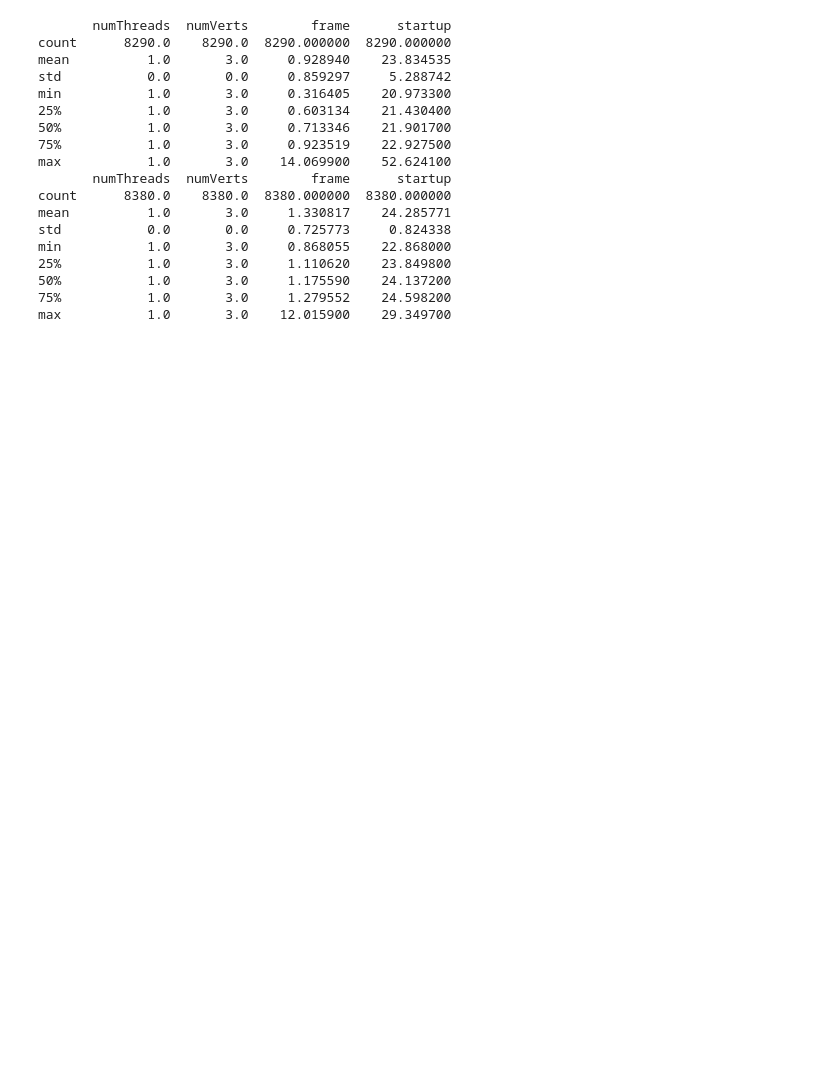
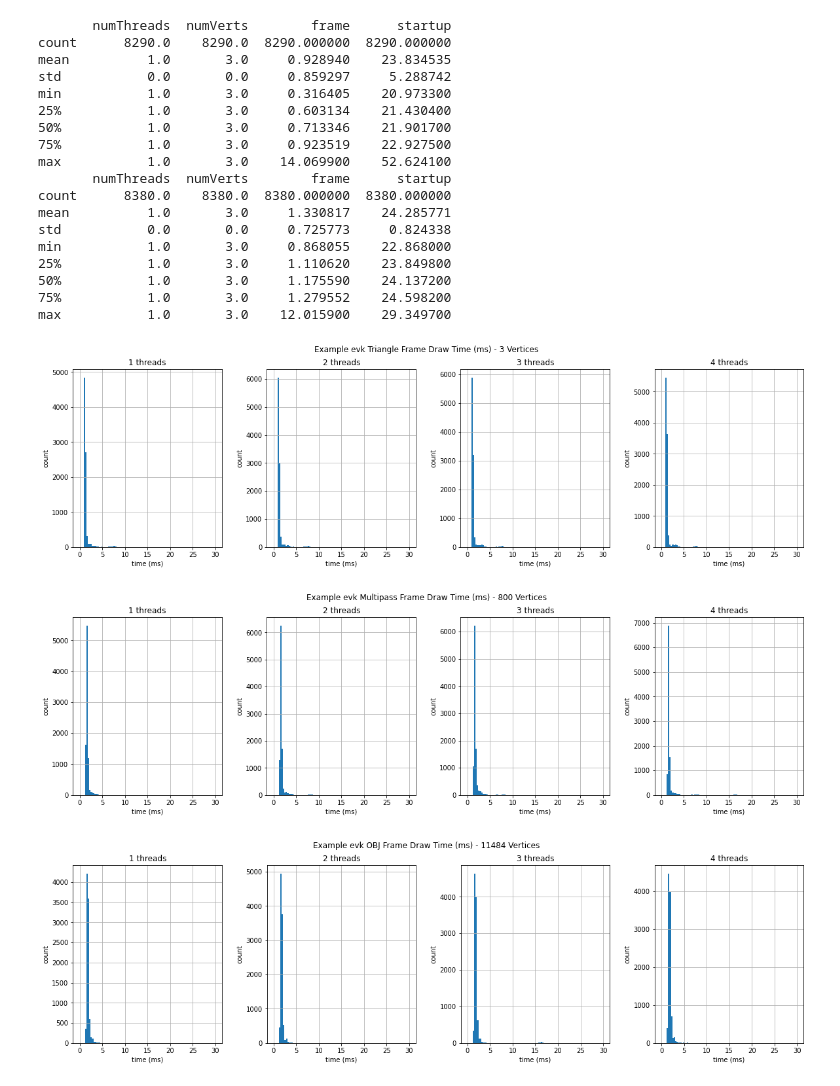
Before and after one commit to eimearc/masters, a Jupyter notebook: examples/bench/Bench.ipynb, the cells around one changed output. Cells and saved outputs as stored; diff of their text form; code cells hidden in the pictures; blank space fills up the shorter version.

```diff
--- a/examples/bench/Bench.ipynb
+++ b/examples/bench/Bench.ipynb
@@ -69,34 +69,37 @@ def graph(simple, evk, n, title, minimum=0, maximum=100):
         ax[i].set_ylabel(y_label)
         ax[i].set_title(d.title)
 
     g(simple,0)
     g(evk,1)
     plt.show()
 
 # graph(simple_triangle, triangle, 'frame', 'Frame Draw', 0, 10)
 # graph(simple_triangle, triangle, 'startup', 'Startup', 0, 100)
 
-# for data in ALL_DATA_FRAMES:
-#     graph_per_thread(data, 'frame', 'Frame Draw', 0, 30)
+for data in ALL_DATA_FRAMES:
+    graph_per_thread(data, 'frame', 'Frame Draw', 0, 30)
 
-# for data in ALL_DATA_FRAMES:
-#     graph_per_thread(data, 'startup', 'Startup', 0, 200)
+for data in ALL_DATA_FRAMES:
+    graph_per_thread(data, 'startup', 'Startup', 0, 200)
 # %% [output]
        numThreads  numVerts        frame      startup
 count      8290.0    8290.0  8290.000000  8290.000000
 mean          1.0       3.0     0.928940    23.834535
 std           0.0       0.0     0.859297     5.288742
 min           1.0       3.0     0.316405    20.973300
 25%           1.0       3.0     0.603134    21.430400
 50%           1.0       3.0     0.713346    21.901700
 75%           1.0       3.0     0.923519    22.927500
 max           1.0       3.0    14.069900    52.624100
        numThreads  numVerts        frame      startup
 count      8380.0    8380.0  8380.000000  8380.000000
 mean          1.0       3.0     1.330817    24.285771
 std           0.0       0.0     0.725773     0.824338
 min           1.0       3.0     0.868055    22.868000
 25%           1.0       3.0     1.110620    23.849800
 50%           1.0       3.0     1.175590    24.137200
 75%           1.0       3.0     1.279552    24.598200
 max           1.0       3.0    12.015900    29.349700
+[figure, added]
+[figure, added]
+[figure, added]
```
Also changed, not shown: parts of 1 cell of this notebook, 10 other files.
